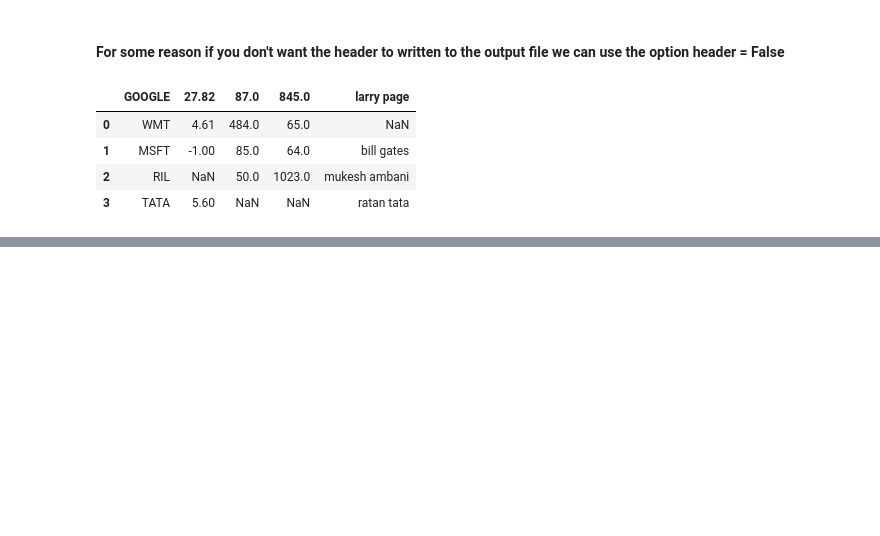
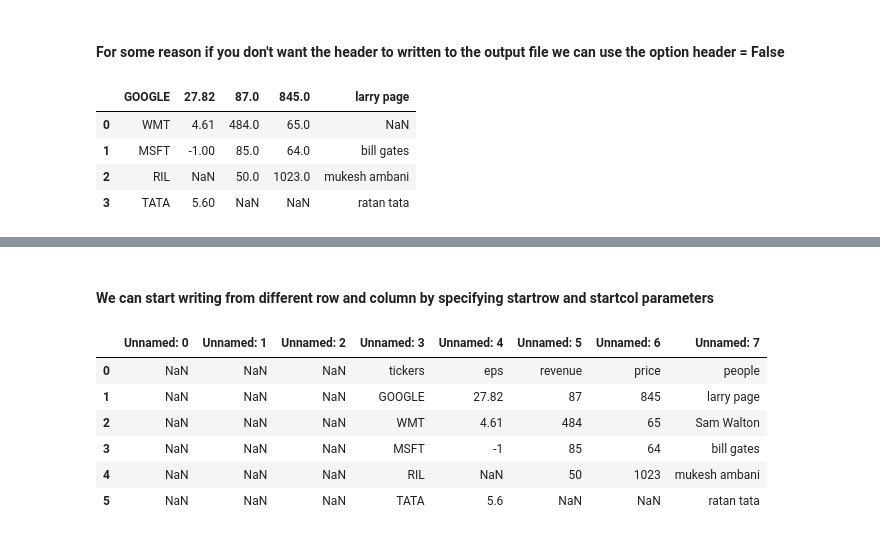
Before and after one commit to 7thmaniac/Pandas, a Jupyter notebook: jupyter-notebooks/pandas.ipynb, the cells around one changed output, grey strips where cells are left out. Saved outputs shown, nothing was run; the diff lists cells and outputs as text; code cells hidden in the pictures; blank space fills up the shorter version.

Commit message:
completed reading and writing different types of files using pandas

```diff
--- a/jupyter-notebooks/pandas.ipynb
+++ b/jupyter-notebooks/pandas.ipynb
@@ -88452,0 +88455,22 @@ new_csv_df
+# %%
+def convert_people_cells(cell):
+    if cell == 'n.a.':
+        return 'Sam Walton'
+    return cell
+
+def convert_na_cells(cell):
+    if cell == 'n.a.' or cell == 'not available':
+        return None
+    return cell
+
+def convert_revenue_cells(cell):
+    if cell == 'n.a.' or cell == 'not available' or cell == -1:
+        return None
+    return cell
+# %%
+excel_df = pd.read_excel('Book1.xlsx', 'Sheet1', converters = { 'people': convert_people_cells,
+                                                                'revenue': convert_revenue_cells,
+                                                                'price' : convert_na_cells,
+                                                                'eps' : convert_na_cells,
+                                                              }, skiprows =1)
+excel_df
@@ -88452,0 +88507,14 @@ new_csv_df
+# %% [markdown]
+#### We can start writing from different row and column by specifying startrow and startcol parameters
+# %%
+excel_df.to_excel('New_excel_df_v3.xlsx', sheet_name='stocks', index = False, startrow = 1, startcol = 3)
+new_excel_df = pd.read_excel('New_excel_df_v3.xlsx','stocks')
+new_excel_df
+# %% [output]
+|  | Unnamed: 0 | Unnamed: 1 | Unnamed: 2 | Unnamed: 3 | Unnamed: 4 | Unnamed: 5 | Unnamed: 6 | Unnamed: 7 |
+| 0 | NaN | NaN | NaN | tickers | eps | revenue | price | people |
+| 1 | NaN | NaN | NaN | GOOGLE | 27.82 | 87 | 845 | larry page |
+| 2 | NaN | NaN | NaN | WMT | 4.61 | 484 | 65 | Sam Walton |
+| 3 | NaN | NaN | NaN | MSFT | -1 | 85 | 64 | bill gates |
+| 4 | NaN | NaN | NaN | RIL | NaN | 50 | 1023 | mukesh ambani |
+| 5 | NaN | NaN | NaN | TATA | 5.6 | NaN | NaN | ratan tata |
```
Also changed, not shown: parts of 9 cells of this notebook, 4 other files.
